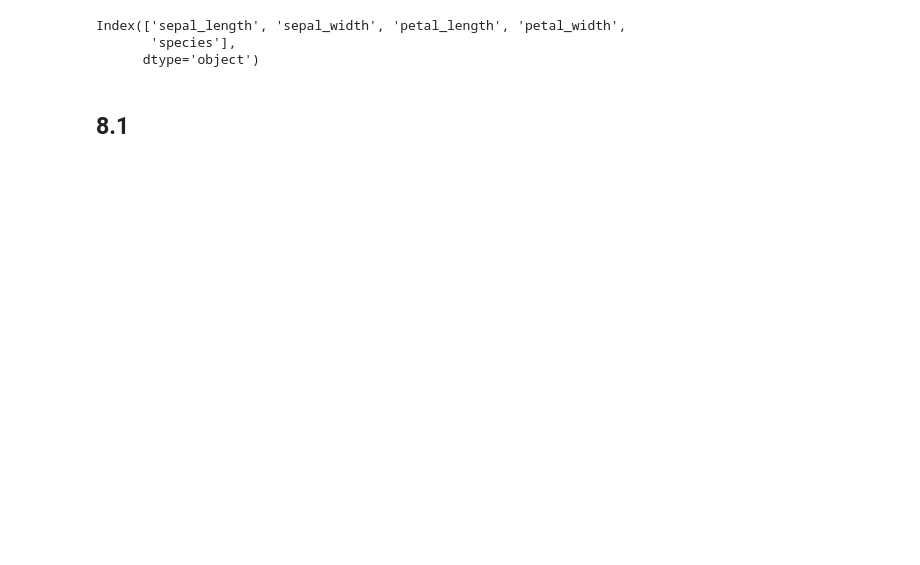
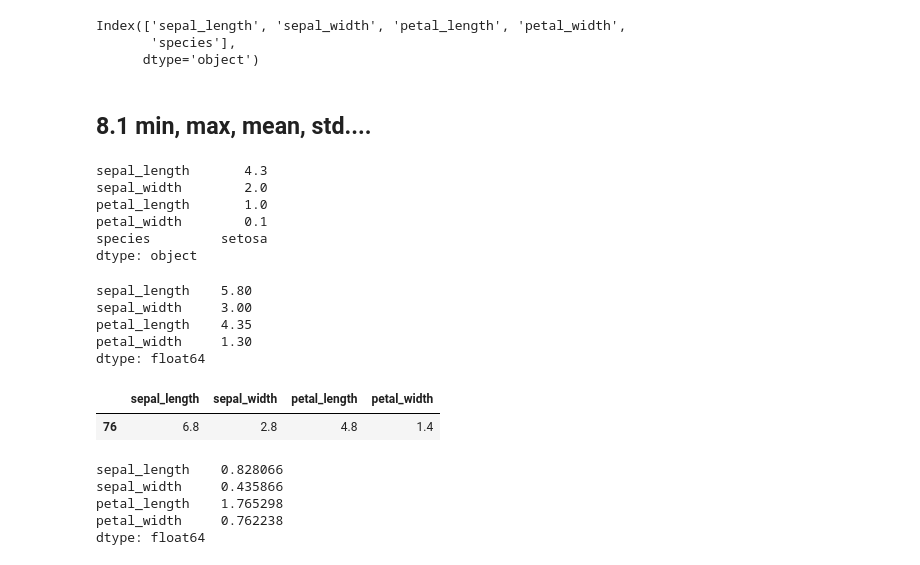
Before and after one commit to comlec/ai_x, a Jupyter notebook: source/01_python/ch11_데이터프레임과시리즈(Pandas)_1절~8절.ipynb, the cells around one changed output. Cells and saved outputs as stored; diff of their text form; code cells hidden in the pictures; blank space fills up the shorter version.

```diff
--- a/source/01_python/ch11_데이터프레임과시리즈(Pandas)_1절~8절.ipynb
+++ b/source/01_python/ch11_데이터프레임과시리즈(Pandas)_1절~8절.ipynb
@@ -1528,5 +1528,39 @@ iris.columns
 Index(['sepal_length', 'sepal_width', 'petal_length', 'petal_width',
        'species'],
       dtype='object')
-# %% [markdown]
-## 8.1
+# %% [markdown]
+## 8.1 min, max, mean, std....
+# %%
+iris.min(axis=0) # 열별 최소값(문자필드는 코드값이 작은 것)
+# %% [output]
+sepal_length       4.3
+sepal_width        2.0
+petal_length       1.0
+petal_width        0.1
+species         setosa
+dtype: object
+# %%
+iris.median(axis=0, numeric_only=True) # 행들의 중수(열별 중위수)
+# 평균, 중위수, 표준편차, 분산 ... : 숫자필드
+# numeric_only=True : numeric만 적용
+# %% [output]
+sepal_length    5.80
+sepal_width     3.00
+petal_length    4.35
+petal_width     1.30
+dtype: float64
+# %%
+X = iris.iloc[:,:-1]
+X.sample()
+# %% [output]
+|  | sepal_length | sepal_width | petal_length | petal_width |
+| 76 | 6.8 | 2.8 | 4.8 | 1.4 |
+# %%
+X.std(axis=0)
+X.std(axis='index')
+# %% [output]
+sepal_length    0.828066
+sepal_width     0.435866
+petal_length    1.765298
+petal_width     0.762238
+dtype: float64
```
Also changed, not shown: parts of 10 cells of this notebook.
